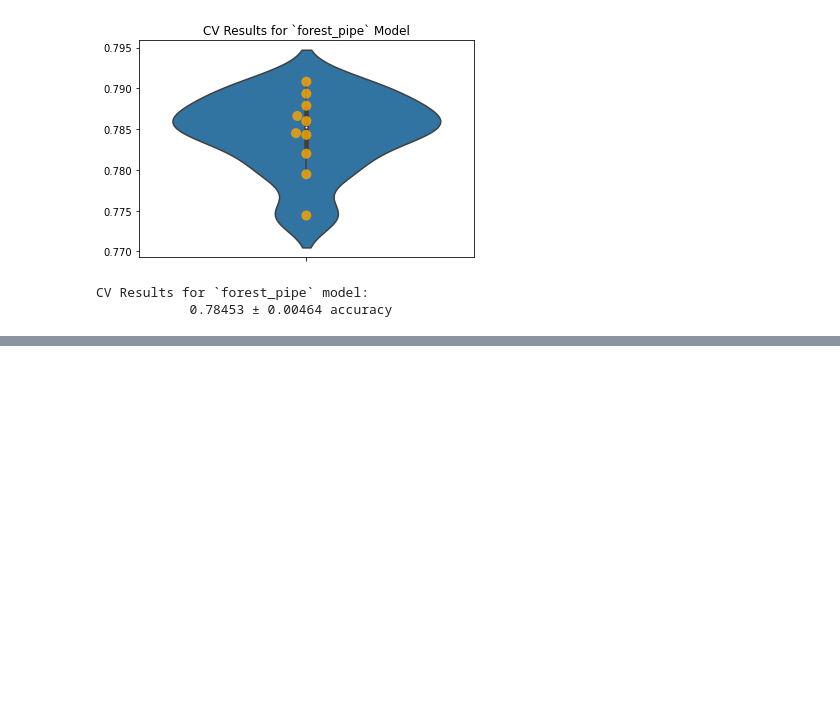
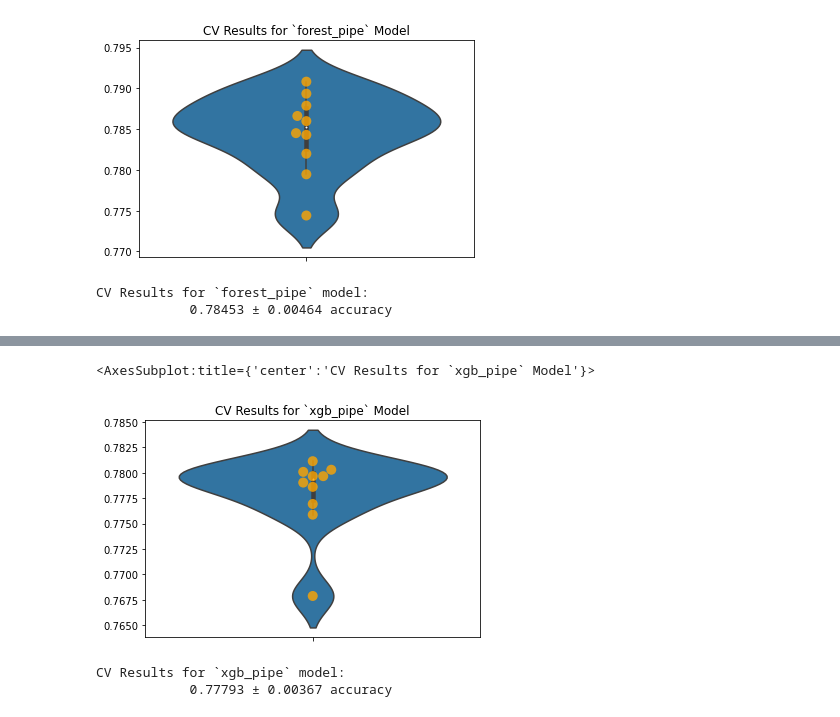
Before and after one commit to jsiddiqui85/Phase-3-Project, a Jupyter notebook: P3 EDA Notebook.ipynb, the cells around one changed output, grey strips where cells are left out. Saved outputs shown, nothing was run; the diff lists cells and outputs as text; code cells hidden in the pictures; blank space fills up the shorter version.

Commit message:
Added 3 models and compared best model with test set

```diff
--- a/P3 EDA Notebook.ipynb
+++ b/P3 EDA Notebook.ipynb
@@ -520,7 +593,7 @@ pd.DataFrame(ct.fit_transform(X_train))
 # %%
 logreg_model_pipe = Pipeline(steps=[
     ('ct',ct),
-    ('logreg', LogisticRegression(random_state=42))
+    ('logreg', LogisticRegression(random_state=42, max_iter=500))
 ])
 # %%
 # params = {}
@@ -729,0 +729,6 @@ CV Results for `forest_pipe` model:
+# %%
+xgboost = xgboost.XGBClassifier(random_state=42, objective='binary:logistic')
+
+xgboost_pipeline = Pipeline([('ct', ct), ('xgboost', xgboost)])
+# %%
+xgboost_pipeline.fit(X_train, y_train)
@@ -729,0 +753,14 @@ CV Results for `forest_pipe` model:
+# %%
+xgb_pipe = ModelWithCV(xgboost_pipeline, 'xgb_pipe', X_train, y_train)
+# %%
+fig, ax = plt.subplots()
+
+xgb_pipe.plot_cv(ax=ax)
+# %% [output]
+<AxesSubplot:title={'center':'CV Results for `xgb_pipe` Model'}>
+[figure, added]
+# %%
+xgb_pipe.print_cv_summary()
+# %% [output]
+CV Results for `xgb_pipe` model:
+            0.77793 ± 0.00367 accuracy
```
Also changed, not shown: parts of 25 cells of this notebook.
